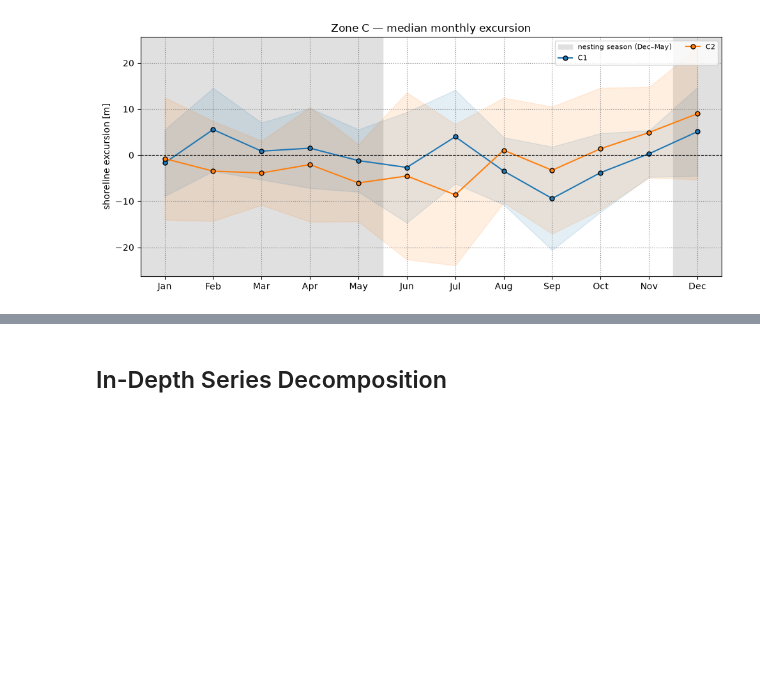
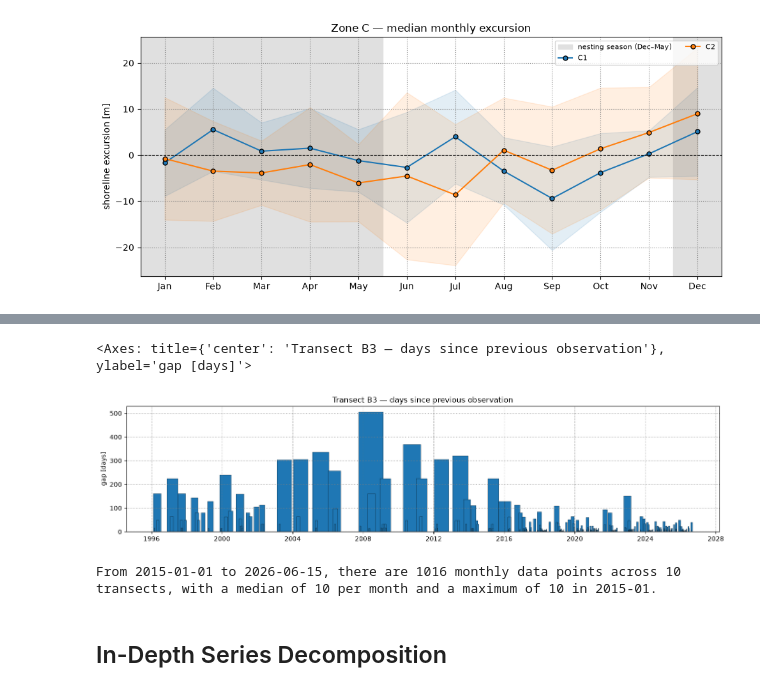
Before and after one commit to mdelemosschaper/quintaplaya, a Jupyter notebook: notebooks/marcus_shorelines.ipynb, the cells around one changed output, grey strips where cells are left out. Drawn from its saved outputs; the diff is of its cells as text; code cells hidden in the pictures; blank space fills up the shorter version.

```diff
--- a/notebooks/marcus_shorelines.ipynb
+++ b/notebooks/marcus_shorelines.ipynb
@@ -314,2 +391,38 @@ for zone in ['A', 'B', 'C']:
+# %%
+rows = []
+for key, chainage in cross_distance_95.items():
+    ok = ~np.isnan(chainage)
+    d_ok = pd.DatetimeIndex([dates_95[i] for i in np.where(ok)[0]])
+    gaps = np.diff(d_ok).astype('timedelta64[D]').astype(float)
+    for d, g in zip(d_ok[1:], gaps):
+        rows.append({'transect': key, 'date': d, 'gap_days': g})
+
+df_gaps = pd.DataFrame(rows)
+# %%
+# ---- Figure 2: gap length through time for one transect ----
+def plot_gap_timeseries(df_95, transect, ax=None):
+    d = df_95[df_95['transect'] == transect]
+    if ax is None:
+        fig, ax = plt.subplots(figsize=[14, 3.5], tight_layout=True)
+    ax.bar(d['date'], d['gap_days'], width=d['gap_days'], align='edge', color='C0', edgecolor='k', lw=0.3)
+    ax.set(ylabel='gap [days]', title=f'Transect {transect} — days since previous observation')
+    ax.grid(linestyle=':', color='0.5')
+    return ax
+
+plot_gap_timeseries(df_gaps, 'B3')
+# %% [output]
+<Axes: title={'center': 'Transect B3 — days since previous observation'}, ylabel='gap [days]'>
+[figure, added]
+# %%
+## Amount of data point per month from 2015 onwards
+
+df_monthly_count = (df_monthly[df_monthly['date'] >= datetime(2015, 1, 1)]
+                    .groupby(['year', 'month'])['transect'].count())
+
+print(f"From 2015-01-01 to {df_monthly['date'].max():%Y-%m-%d}, "
+      f"there are {df_monthly_count.sum()} monthly data points across {df_monthly['transect'].nunique()} transects, "
+      f"with a median of {df_monthly_count.median():.0f} per month and a maximum of {df_monthly_count.max():.0f} in {df_monthly_count.idxmax()[0]}-{df_monthly_count.idxmax()[1]:02d}.")
+# %% [output]
+From 2015-01-01 to 2026-06-15, there are 1016 monthly data points across 10 transects, with a median of 10 per month and a maximum of 10 in 2015-01.
 # %% [markdown]
 ## In-Depth Series Decomposition
```
Also changed, not shown: parts of 4 cells of this notebook.
